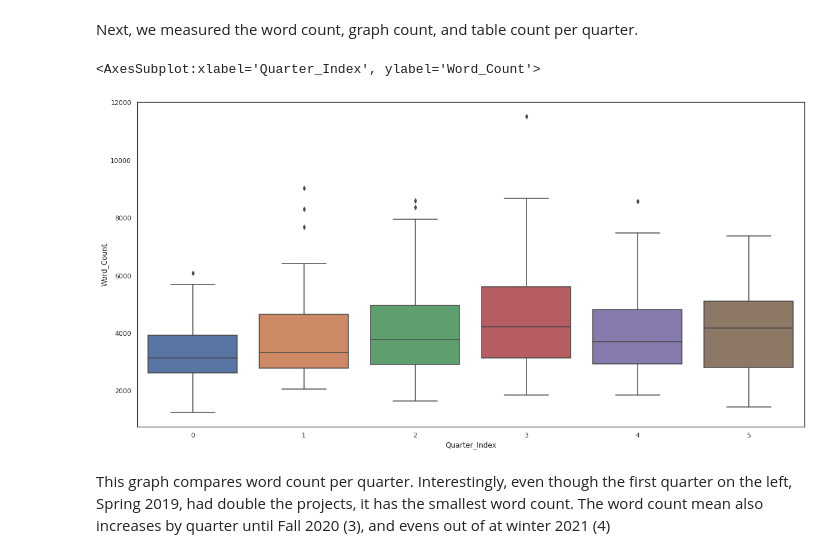
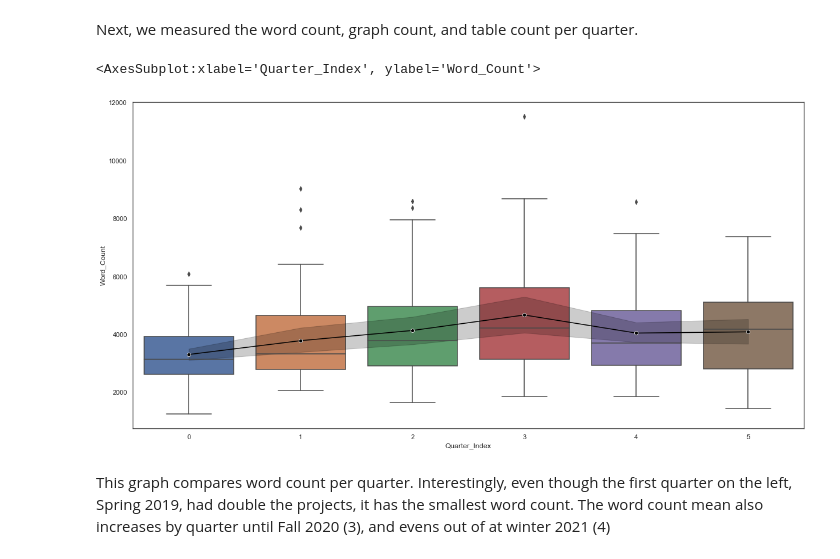
Before and after one commit to jchung01/COGS108-Project-Copy, a Jupyter notebook: EDACheckpointGroup096-Fa21.ipynb, the cells around one changed output. Cells and saved outputs as stored; diff of their text form; code cells hidden in the pictures.

Commit message:
added lineplot for word count

```diff
--- a/EDACheckpointGroup096-Fa21.ipynb
+++ b/EDACheckpointGroup096-Fa21.ipynb
@@ -128,9 +128,10 @@ We can see that medical health is very popular as research topics which is not t
 Next, we measured the word count, graph count, and table count per quarter.
 # %%
 sns.boxplot(x='Quarter_Index', y='Word_Count', data=df)
+sns.lineplot(x='Quarter_Index', y='Word_Count', data=df, marker="o" ,color ='black')
 # %% [output]
 <AxesSubplot:xlabel='Quarter_Index', ylabel='Word_Count'>
-[figure, old version]
+[figure, new version]
 # %% [markdown]
 This graph compares word count per quarter. Interestingly, even though the first quarter on the left, Spring 2019, had double the projects, it has the smallest word count. The word count mean also increases by quarter until Fall 2020 (3), and evens out of at winter 2021 (4)
 # %%
```
Also changed, not shown: parts of 8 cells of this notebook.
